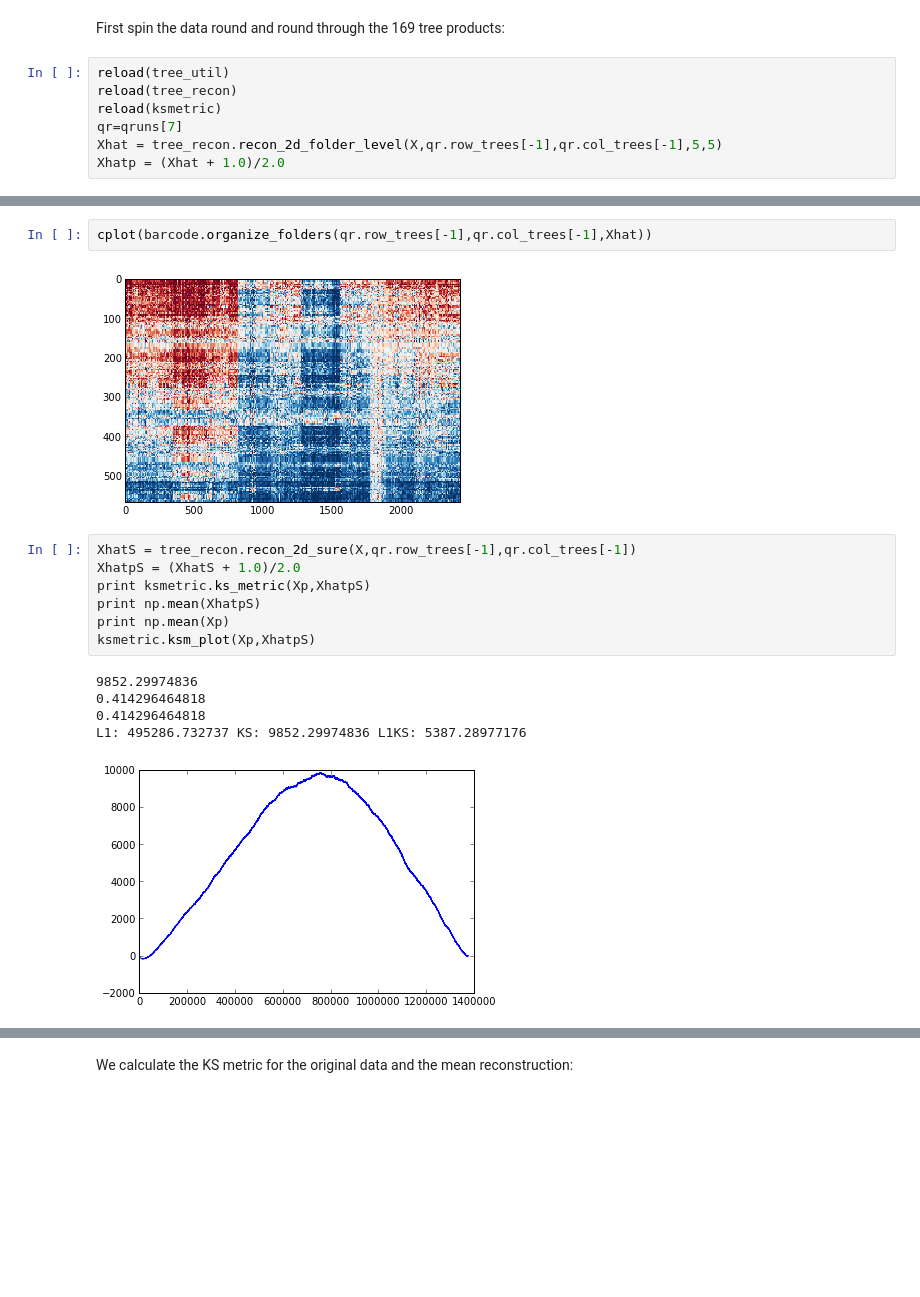
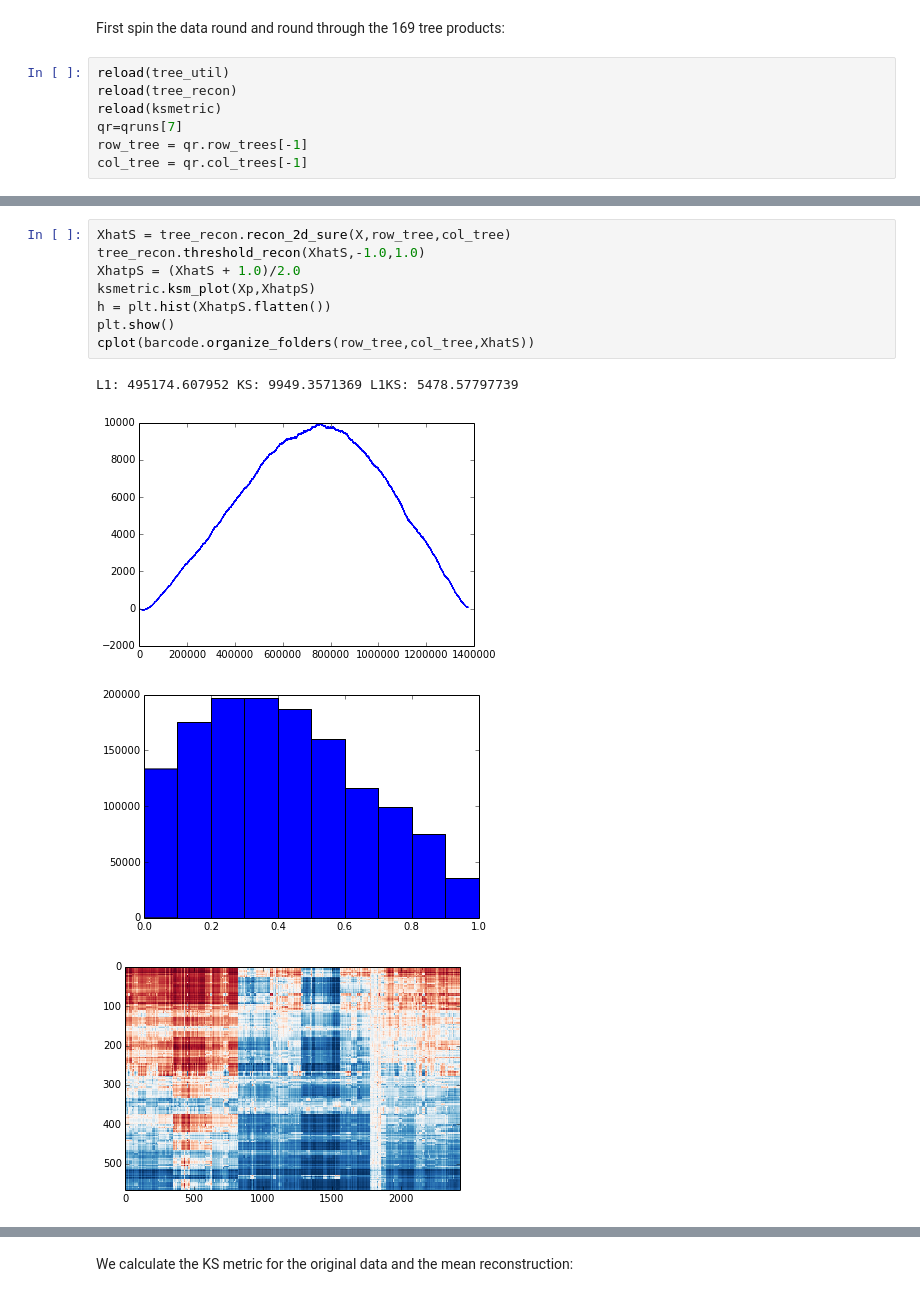
Before and after one commit to hgfalling/pyquest_work, a Jupyter notebook: MMPI_pvalues3.ipynb, the cells around one changed output, grey strips where cells are left out. Saved outputs shown, nothing was run; the diff lists cells and outputs as text; blank space fills up the shorter version.

```diff
--- a/MMPI_pvalues3.ipynb
+++ b/MMPI_pvalues3.ipynb
@@ -21,5 +21,5 @@ reload(tree_util)
 reload(tree_recon)
 reload(ksmetric)
 qr=qruns[7]
-Xhat = tree_recon.recon_2d_folder_level(X,qr.row_trees[-1],qr.col_trees[-1],5,5)
-Xhatp = (Xhat + 1.0)/2.0
+row_tree = qr.row_trees[-1]
+col_tree = qr.col_trees[-1]
@@ -37,17 +26,13 @@ plt.hist(Xhatp.flatten())
-# %%
-cplot(barcode.organize_folders(qr.row_trees[-1],qr.col_trees[-1],Xhat))
-# %% [output]
-[figure, removed]
 # %%
-XhatS = tree_recon.recon_2d_sure(X,qr.row_trees[-1],qr.col_trees[-1])
+XhatS = tree_recon.recon_2d_sure(X,row_tree,col_tree)
+tree_recon.threshold_recon(XhatS,-1.0,1.0)
 XhatpS = (XhatS + 1.0)/2.0
-print ksmetric.ks_metric(Xp,XhatpS)
-print np.mean(XhatpS)
-print np.mean(Xp)
 ksmetric.ksm_plot(Xp,XhatpS)
+h = plt.hist(XhatpS.flatten())
+plt.show()
+cplot(barcode.organize_folders(row_tree,col_tree,XhatS))
 # %% [output]
-9852.29974836
-0.414296464818
-0.414296464818
-L1: 495286.732737 KS: 9852.29974836 L1KS: 5387.28977176
+L1: 495174.607952 KS: 9949.3571369 L1KS: 5478.57797739
-[figure, old version]
+[figure, new version]
+[figure, added]
+[figure, added]
```
Also changed, not shown: parts of 37 cells of this notebook, 4 other files.
